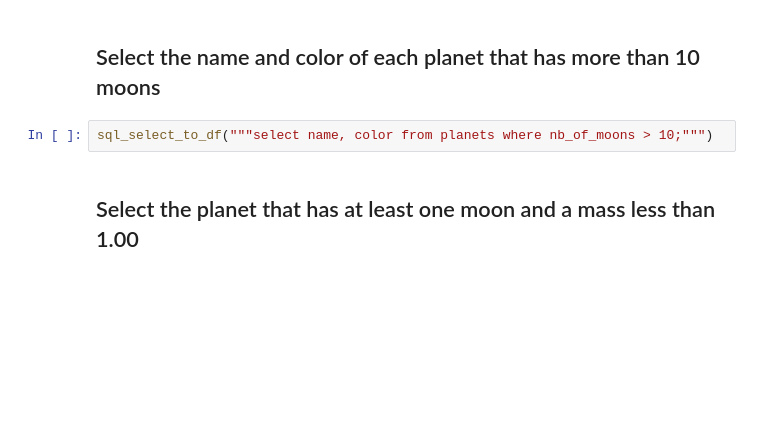
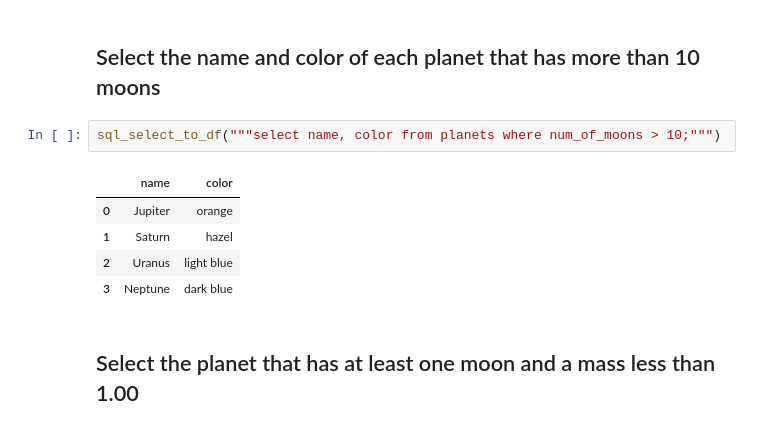
Before and after one commit to moudi85/dsc-1-05-06-selecting-data-lab-nyc-ds-career-031119, a Jupyter notebook: index.ipynb, the cells around one changed output. Cells and saved outputs as stored; diff of their text form; blank space fills up the shorter version.

```diff
--- a/index.ipynb
+++ b/index.ipynb
@@ -280,7 +280,13 @@ sql_select_to_df("""select name, mass from planets where mass <= 1;""")
 # %% [markdown]
 ## Select the name and color of each planet that has more than 10 moons
 # %%
-sql_select_to_df("""select name, color from planets where nb_of_moons > 10;""")
+sql_select_to_df("""select name, color from planets where num_of_moons > 10;""")
+# %% [output]
+|  | name | color |
+| 0 | Jupiter | orange |
+| 1 | Saturn | hazel |
+| 2 | Uranus | light blue |
+| 3 | Neptune | dark blue |
 # %% [markdown]
 ## Select the planet that has at least one moon and a mass less than 1.00
 # %%
```
